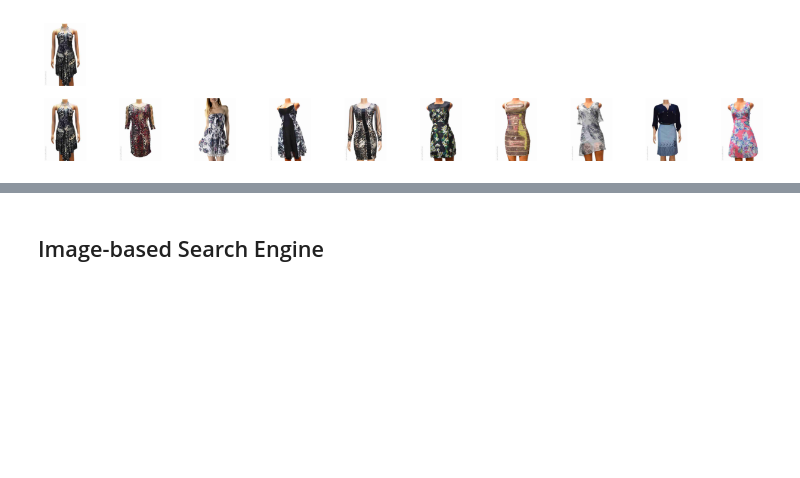
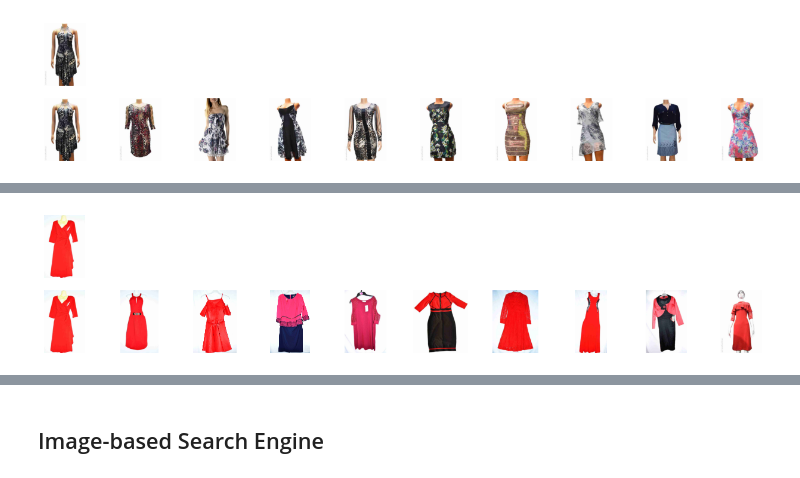
Before and after one commit to carmel-wenga/Image-Based-Recommendation-System-with-ResNet-and-Elasticsearch, a Jupyter notebook: src/IBRS_with_ResNet_and_ES.ipynb, the cells around one changed output, grey strips where cells are left out. Cells and saved outputs as stored; diff of their text form; code cells hidden in the pictures; blank space fills up the shorter version.

```diff
--- a/src/IBRS_with_ResNet_and_ES.ipynb
+++ b/src/IBRS_with_ResNet_and_ES.ipynb
@@ -361,3 +367,7 @@ make_recommendations(item_id=5817)
+# %%
+make_recommendations(item_id=1087, apply_filter=True)
+# %% [output]
+[figure, added]
 # %%
 import random
 def random_item_search():
```
Also changed, not shown: parts of 6 cells of this notebook.
